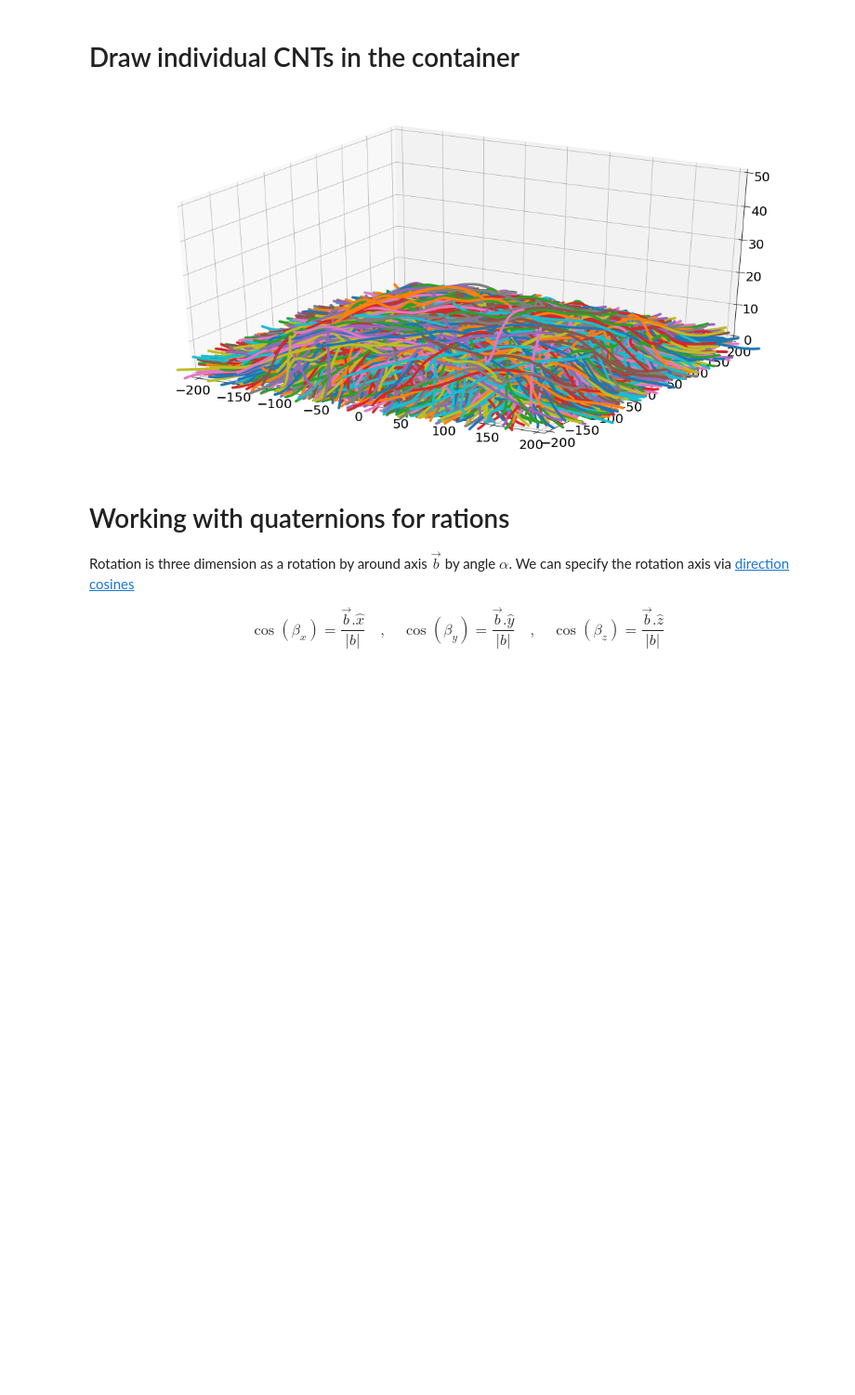
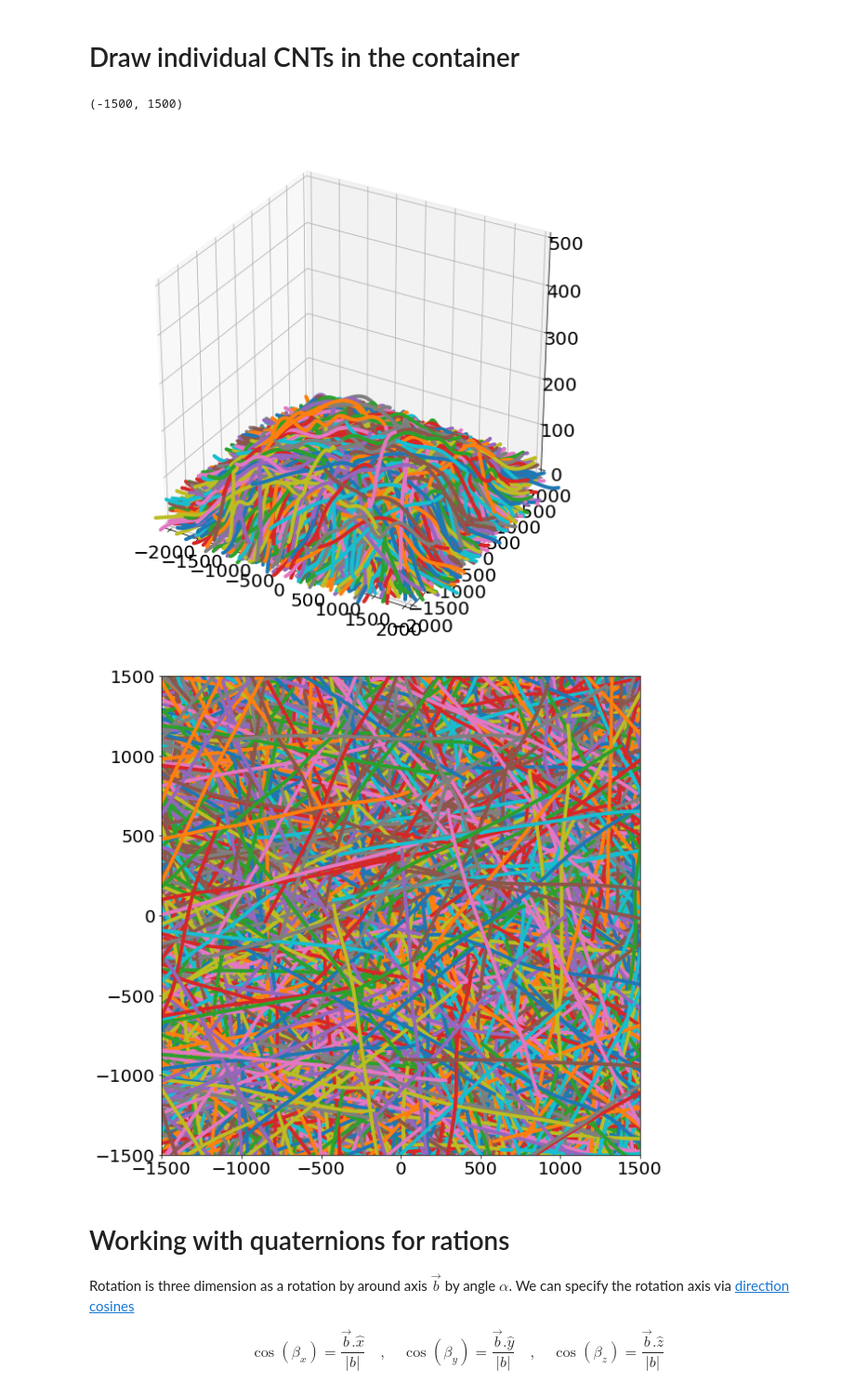
Before and after one commit to amirhosseindavoody/carbon_nanotube_mesh, a Jupyter notebook: cnt_mesh.ipynb, the cells around one changed output. Shown at 93% size. Saved outputs shown, nothing was run; the diff lists cells and outputs as text; code cells hidden in the pictures; blank space fills up the shorter version.

```diff
--- a/cnt_mesh.ipynb
+++ b/cnt_mesh.ipynb
@@ -122,21 +68,39 @@ ax.tick_params(labelsize=20)
 # %% [markdown]
 # Draw individual CNTs in the container
 # %%
+# plot a 3D view of the mesh
 fig = plt.figure(figsize=(20,10))
 ax = fig.add_subplot(111,projection='3d')
-# ax.set_aspect('equal')
+ax.set_aspect('equal')
 
 begin=0
-n_tube=len(tubes)-1
+n_tube=len(tubes)
 
 for t in tubes[begin:begin+n_tube]:
     ax = t.plot(ax=ax,mode='fine')
 
-ax.set_xlim([-200,200])
-ax.set_ylim([-200,200])
-_ = ax.set_zlim([0,50])
+ax.set_xlim([-2000,2000])
+ax.set_ylim([-2000,2000])
+_ = ax.set_zlim([0,500])
+
+
+# plot a top view of the mesh
+fig = plt.figure(figsize=(20,10))
+ax = fig.add_subplot(111)
+ax.set_aspect('equal')
+
+begin=0
+n_tube=len(tubes)
+
+for t in tubes[begin:begin+n_tube]:
+    ax.plot(t.r_fine()[:,2], t.r_fine()[:,0])
+
+ax.set_xlim([-1500, 1500])
+ax.set_ylim([-1500, 1500])
 # %% [output]
+(-1500, 1500)
-[figure, old version]
+[figure, new version]
+[figure, added]
 # %% [markdown]
 # Working with quaternions for rations
 
```
Also changed, not shown: parts of 20 cells of this notebook, 5 other files.
